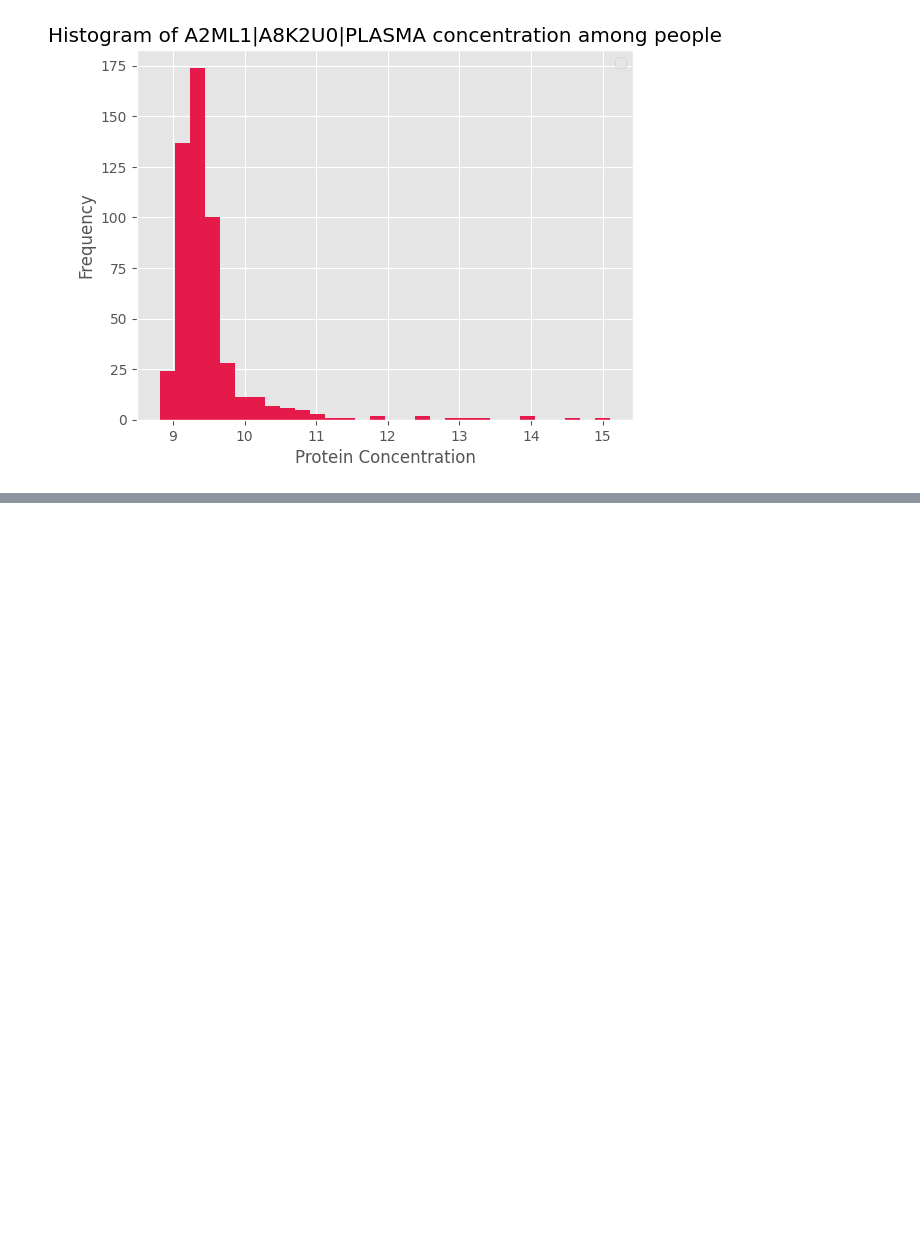
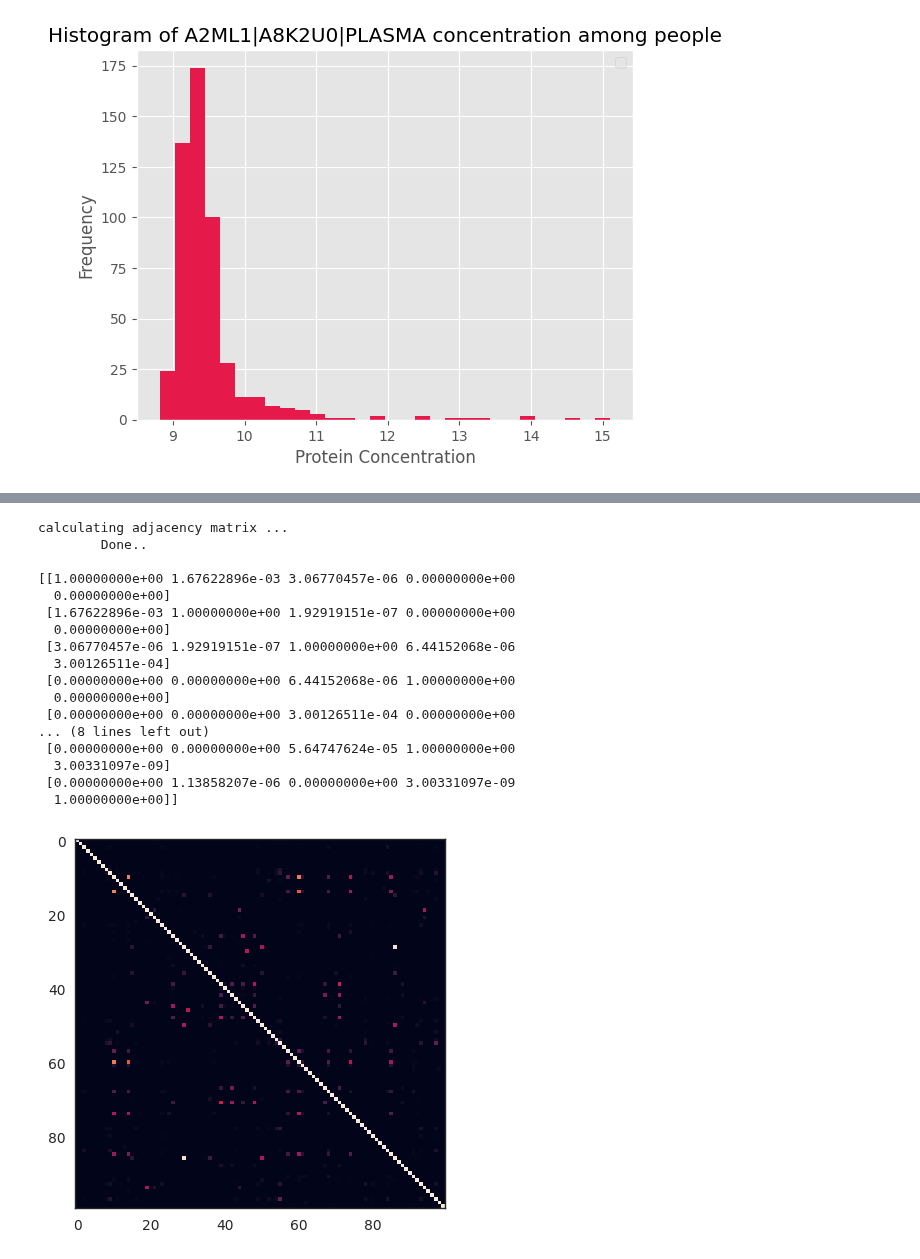
Before and after one commit to geometric-intelligence/proteo, a Jupyter notebook: proteo/data_exploration.ipynb, the cells around one changed output, grey strips where cells are left out. Drawn from its saved outputs; the diff is of its cells as text; code cells hidden in the pictures; blank space fills up the shorter version.

```diff
--- a/proteo/data_exploration.ipynb
+++ b/proteo/data_exploration.ipynb
@@ -102,0 +133,56 @@ No artists with labels found to put in legend.  Note that artists whose label st
+# %%
+import PyWGCNA
+import os
+import pandas as pd
+import numpy as np
+import matplotlib.pyplot as plt
+
+ROOT_DIR = "/home/lcornelis/code/proteo/"
+EXPRESSION_FOLDER = os.path.join(ROOT_DIR, "MLA-GNN", "example_data", "input_features_labels")
+ADJ_FOLDER = os.path.join(ROOT_DIR, "MLA-GNN", "example_data", "input_adjacency_matrix")
+
+# WGCNA parameters
+# Probably not necessary since 6 is the default
+wgcna_power = 6
+wgcna_minModuleSize = 10
+wgcna_mergeCutHeight = 0.25
+
+
+# Read data
+geneExp = pd.read_csv(os.path.join(EXPRESSION_FOLDER, "split1_train_320d_features_labels.csv"), header=None) # col = genes, rows = samples
+
+# Convert the relevant part of the DataFrame to a matrix
+geneExp = geneExp.iloc[1:, 82:322].values.astype(float)
+
+# Replace NA values with 0
+geneExp = np.nan_to_num(geneExp)
+
+# Calculate adjacency matrix.
+adjacency = PyWGCNA.WGCNA.adjacency(geneExp, power = wgcna_power, adjacencyType="signed hybrid")
+print(adjacency[:5, :5])
+plt.imshow(adjacency[:100, :100])
+
+real_adj = np.array(
+        pd.read_csv(ADJ_FOLDER +'/'+ 'split1' + '_adjacency_matrix.csv', header=None),
+    ).astype(float)
+print("============")
+print(real_adj[:5, :5])
+# %% [output]
+calculating adjacency matrix ...
+        Done..
+
+[[1.00000000e+00 1.67622896e-03 3.06770457e-06 0.00000000e+00
+  0.00000000e+00]
+ [1.67622896e-03 1.00000000e+00 1.92919151e-07 0.00000000e+00
+  0.00000000e+00]
+ [3.06770457e-06 1.92919151e-07 1.00000000e+00 6.44152068e-06
+  3.00126511e-04]
+ [0.00000000e+00 0.00000000e+00 6.44152068e-06 1.00000000e+00
+  0.00000000e+00]
+ [0.00000000e+00 0.00000000e+00 3.00126511e-04 0.00000000e+00
+... (8 lines left out)
+ [0.00000000e+00 0.00000000e+00 5.64747624e-05 1.00000000e+00
+  3.00331097e-09]
+ [0.00000000e+00 1.13858207e-06 0.00000000e+00 3.00331097e-09
+  1.00000000e+00]]
+[figure, added]
```
Also changed, not shown: parts of 3 cells of this notebook, 4 other files.
